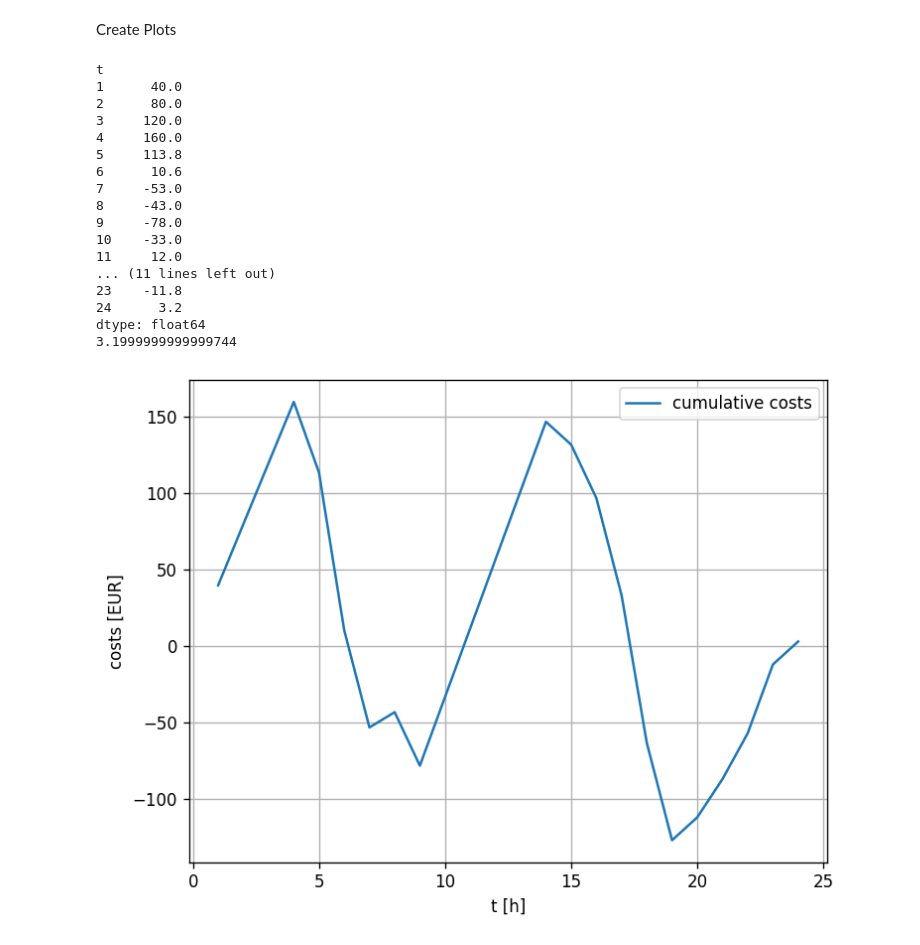
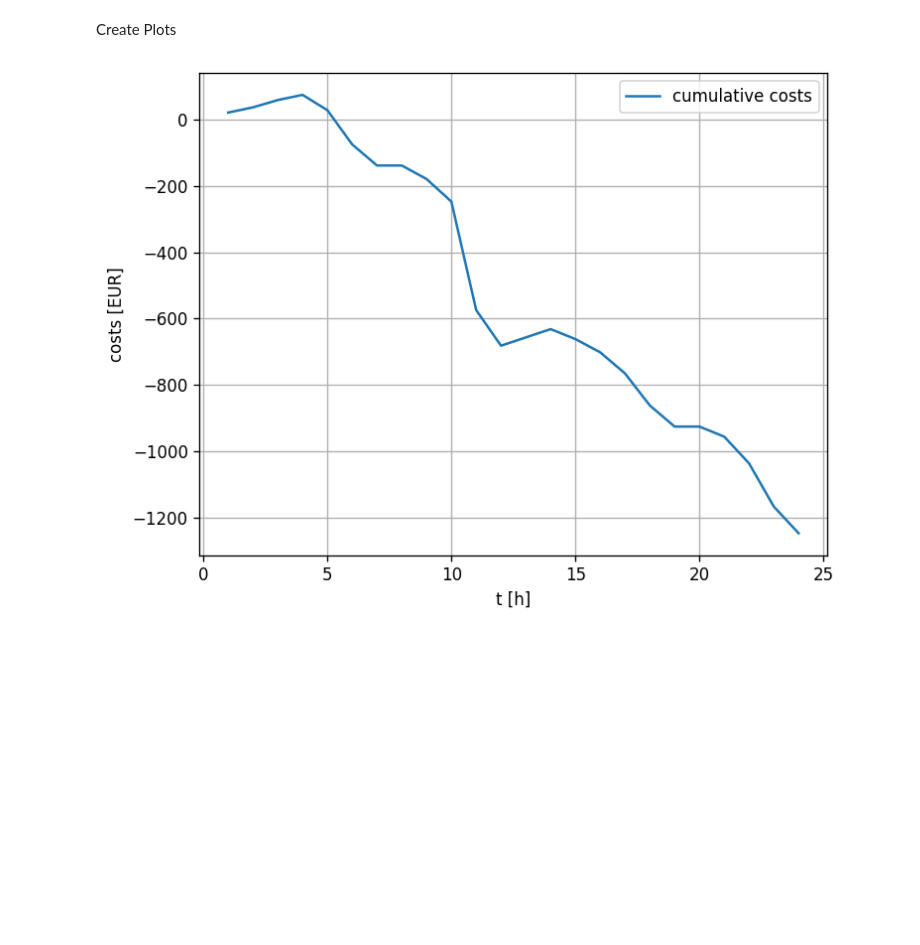
Before and after one commit to HTWK-Interconnected-Energy-Systems/BURN4H2, a Jupyter notebook: postprocessing/postprocessing.ipynb, the cells around one changed output. Drawn from its saved outputs; the diff is of its cells as text; code cells hidden in the pictures; blank space fills up the shorter version.

Commit message:
Updated postprocessing script.

```diff
--- a/postprocessing/postprocessing.ipynb
+++ b/postprocessing/postprocessing.ipynb
@@ -6,11 +10,11 @@ import matplotlib.pyplot as plt
 # %% [markdown]
 Set global variables
 # %%
-OUTPUT_FILE = '../data/output/output_time_series.csv'
+OUTPUT_PATH = '../data/output/'
 # %% [markdown]
 Read output data
 # %%
-output_df = pd.read_csv(OUTPUT_FILE, index_col=0)
+output_df = pd.read_csv(OUTPUT_PATH + 'output_time_series.csv', index_col=0)
 print(output_df.columns)
 # %% [output]
 Index(['gas_price', 'power_price', 'chp.bin', 'chp.gas', 'chp.power',
@@ -142,0 +126,7 @@ Objective value and calculated value are not identical!
+# %%
+assets = Assets(output_df)
+
+df = pd.DataFrame(assets.postprocess_data)
+print(df)
+
+assets.check_objective_value()
@@ -143,35 +154,18 @@ Objective value and calculated value are not identical!
 # %% [markdown]
 Create Plots
 # %%
-costs = (assets_dict['bhkw'].asset_data['bhkw_gas_cost']
-         - assets_dict['net'].asset_data['net_power_cost']
-         - assets_dict['net'].asset_data['net_power_revenue']
+costs = (
+    assets.asset_data['chp']['gas'] * assets.input_data['gas_price'] +
+    assets.asset_data['electrical_grid']['overall_power'] * assets.input_data['power_price'] -
+    assets.asset_data['electrolyzer']['hydrogen'] * assets.input_data['gas_price'] * 2.5
 )
-print(costs.cumsum())
-print(sum(costs))
+
 plt.figure(dpi=120)
 costs.cumsum().plot(label='cumulative costs')
 plt.xlabel('t [h]')
 plt.ylabel('costs [EUR]')
 plt.grid()
 plt.legend()
 plt.tight_layout()
 # %% [output]
-t
-1      40.0
-2      80.0
-3     120.0
-4     160.0
-5     113.8
-6      10.6
-7     -53.0
-8     -43.0
-9     -78.0
-10    -33.0
-11     12.0
-... (11 lines left out)
-23    -11.8
-24      3.2
-dtype: float64
-3.1999999999999744
-[figure, old version]
+[figure, new version]
```
Also changed, not shown: parts of 8 cells of this notebook.
